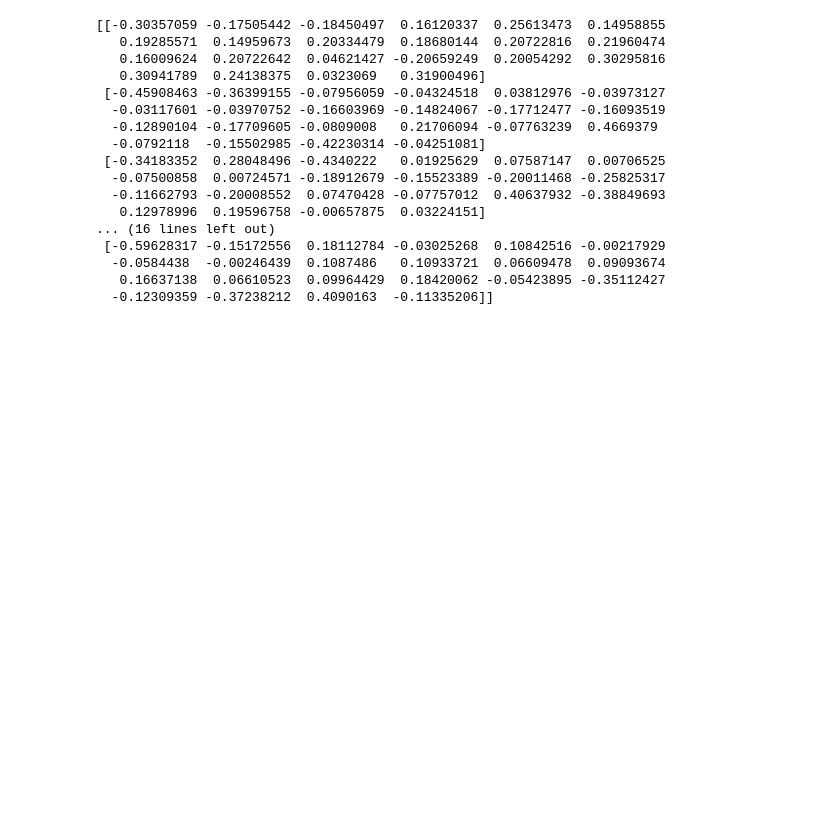
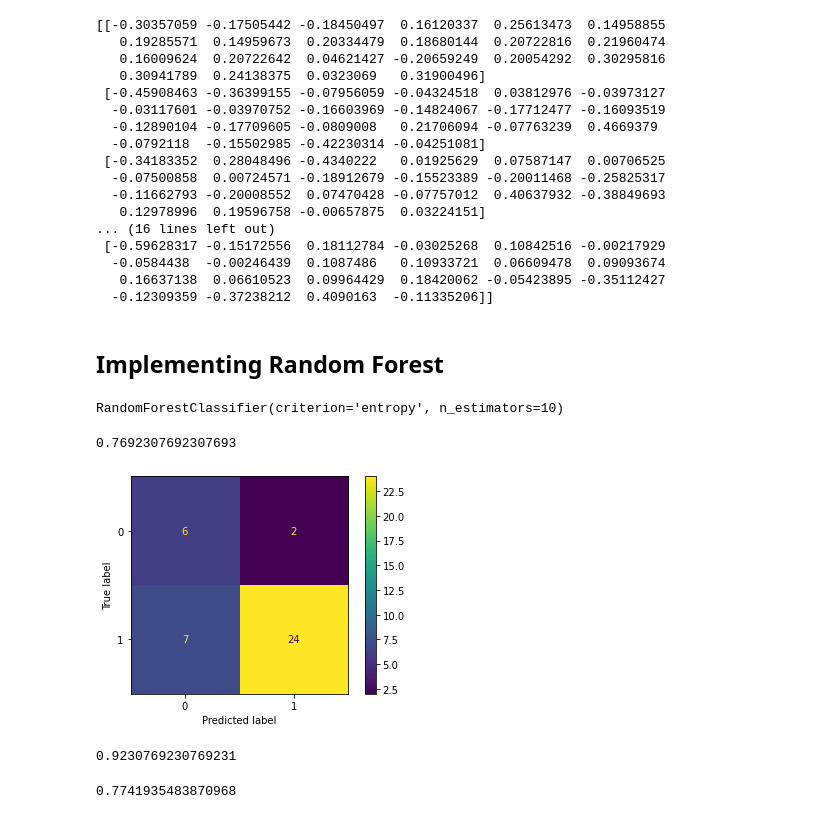
Before and after one commit to ManavDaggula/Parkinsons-Detection-Mini-Project, a Jupyter notebook: Parkinson's_Disease_Detection.ipynb, the cells around one changed output. Saved outputs shown, nothing was run; the diff lists cells and outputs as text; code cells hidden in the pictures; blank space fills up the shorter version.

```diff
--- a/Parkinson's_Disease_Detection.ipynb
+++ b/Parkinson's_Disease_Detection.ipynb
@@ -13,7 +15,7 @@ from sklearn.cluster import KMeans
 Data Collection & Analysis
 # %%
 # loading the data from csv file to a Pandas DataFrame
-parkinsons_data = pd.read_csv('parkinsons.csv')
+parkinsons_data = pd.read_csv('/content/parkinsons.csv')
 # %%
 # printing the first 5 rows of the dataframe
 parkinsons_data.head()
@@ -357,3 +359,35 @@ print(pca.components_)
   -0.0584438  -0.00246439  0.1087486   0.10933721  0.06609478  0.09093674
    0.16637138  0.06610523  0.09964429  0.18420062 -0.05423895 -0.35112427
   -0.12309359 -0.37238212  0.4090163  -0.11335206]]
+# %% [markdown]
+## Implementing Random Forest
+# %%
+classifier= RandomForestClassifier(n_estimators= 10, criterion="entropy")
+classifier.fit(X_train, Y_train)
+# %% [output]
+RandomForestClassifier(criterion='entropy', n_estimators=10)
+# %%
+X_test_prediction = classifier.predict(X_test)
+test_data_accuracy = accuracy_score(Y_test, X_test_prediction)
+print (test_data_accuracy)
+# %% [output]
+0.7692307692307693
+# %%
+#Creating the Confusion matrix
+from sklearn.metrics import confusion_matrix
+from sklearn.metrics import ConfusionMatrixDisplay
+cm= confusion_matrix(Y_test, X_test_prediction)
+ConfusionMatrixDisplay.from_estimator(classifier, X_test, Y_test)
+plt.show()
+# %% [output]
+[figure, added]
+# %%
+precision = cm[1][1] / (cm[1][1] + cm[0][1])
+print(precision)
+# %% [output]
+0.9230769230769231
+# %%
+recall= cm[1][1] / (cm[1][1] + cm[1][0])
+print(recall)
+# %% [output]
+0.7741935483870968
```
Also changed, not shown: parts of 1 cell of this notebook.
